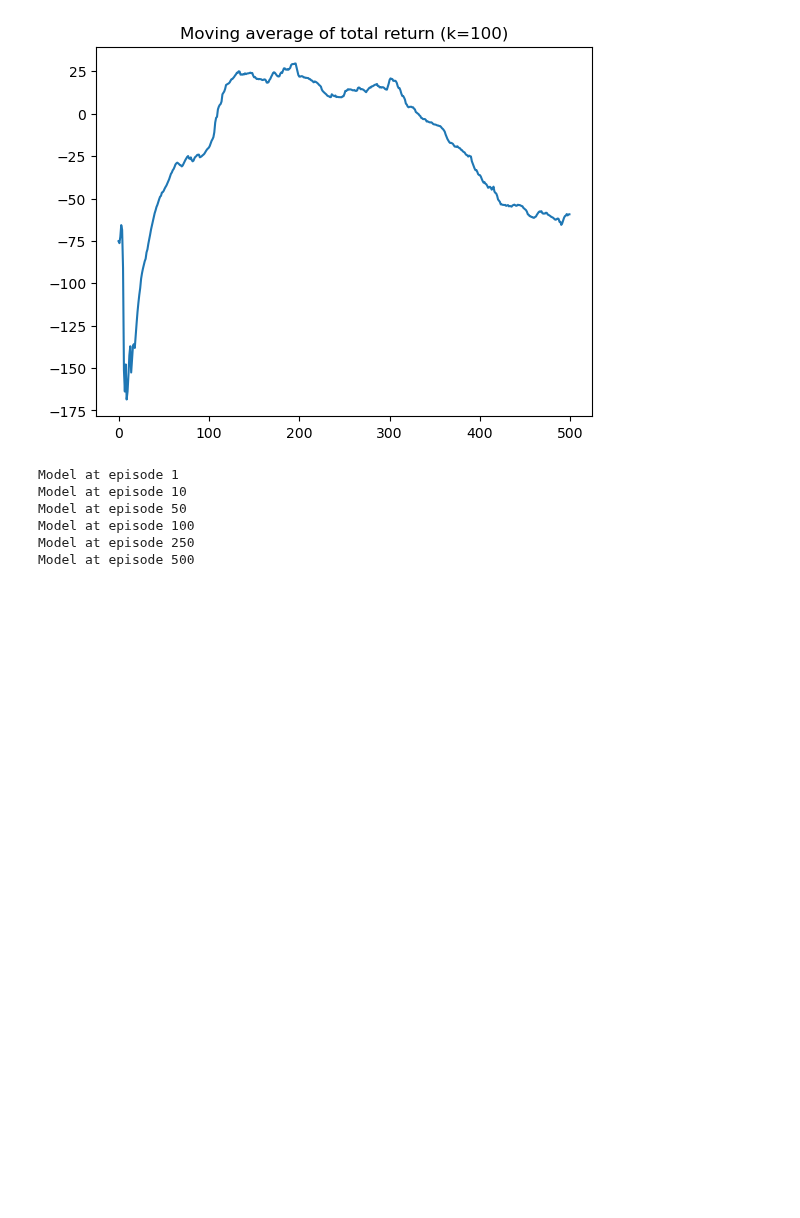
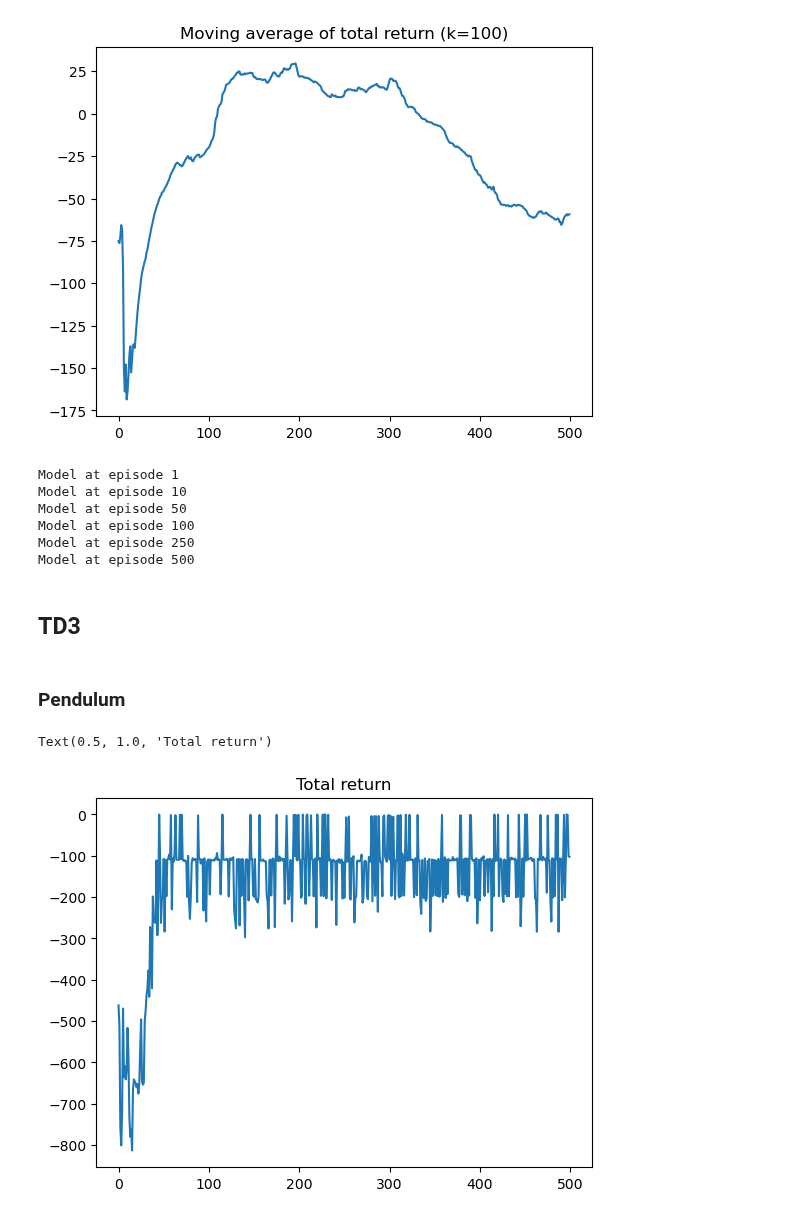
Before and after one commit to jimtoledo/reinforcement-learning, a Jupyter notebook: notebooks/ddpg.ipynb, the cells around one changed output. Cells and saved outputs as stored; diff of their text form; code cells hidden in the pictures; blank space fills up the shorter version.

```diff
--- a/notebooks/ddpg.ipynb
+++ b/notebooks/ddpg.ipynb
@@ -133,3 +155,20 @@ Model at episode 50
 Model at episode 100
 Model at episode 250
 Model at episode 500
+# %% [markdown]
+## TD3
+# %% [markdown]
+### Pendulum
+# %%
+import pickle
+from scripts.td3 import FCDP, FCTQV
+res = {}
+with open('testfiles/td3_pendulum.results', 'rb') as file:
+    res = pickle.load(file)
+# %%
+episode_returns = res['episode_returns']
+plt.plot(range(len(episode_returns)), episode_returns)
+plt.title('Total return')
+# %% [output]
+Text(0.5, 1.0, 'Total return')
+[figure, added]
```
Also changed, not shown: parts of 15 cells of this notebook.
